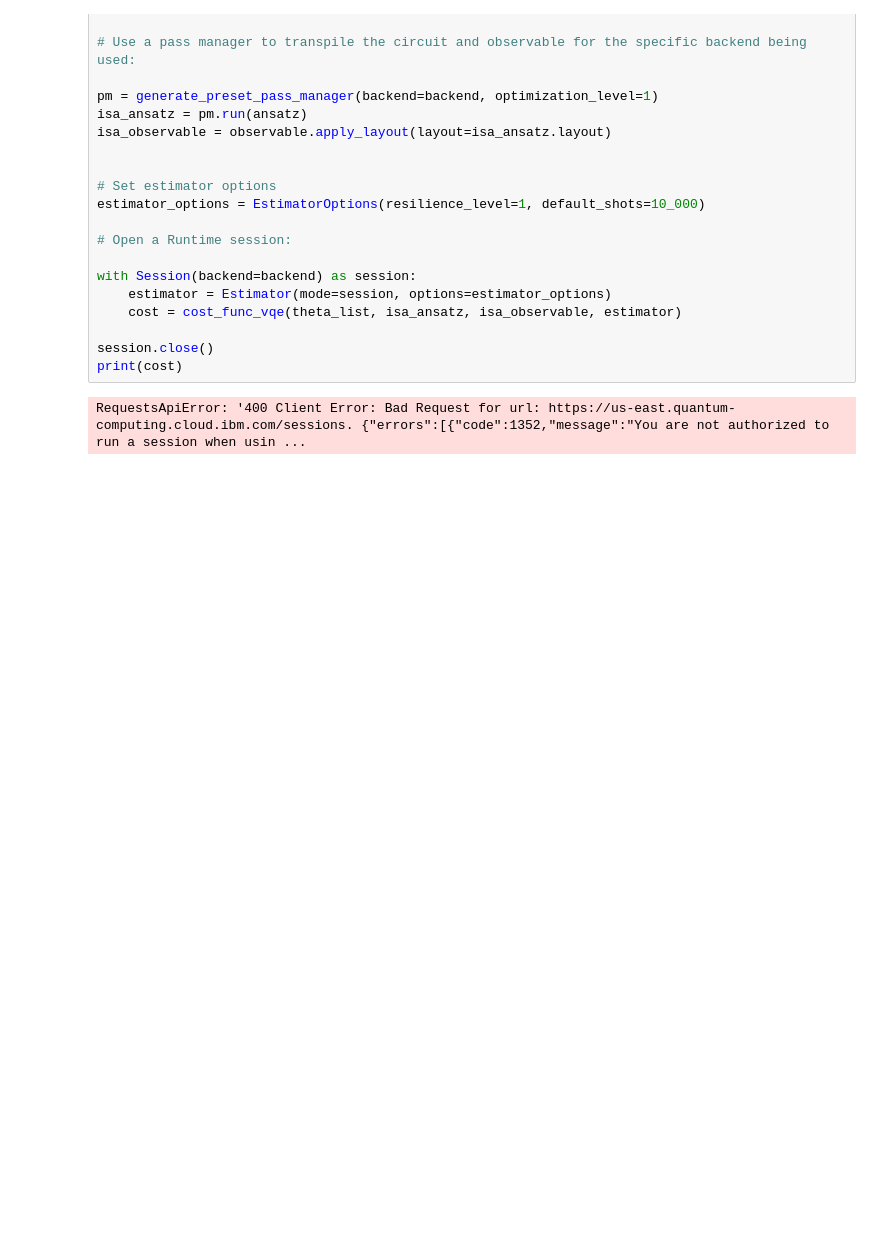
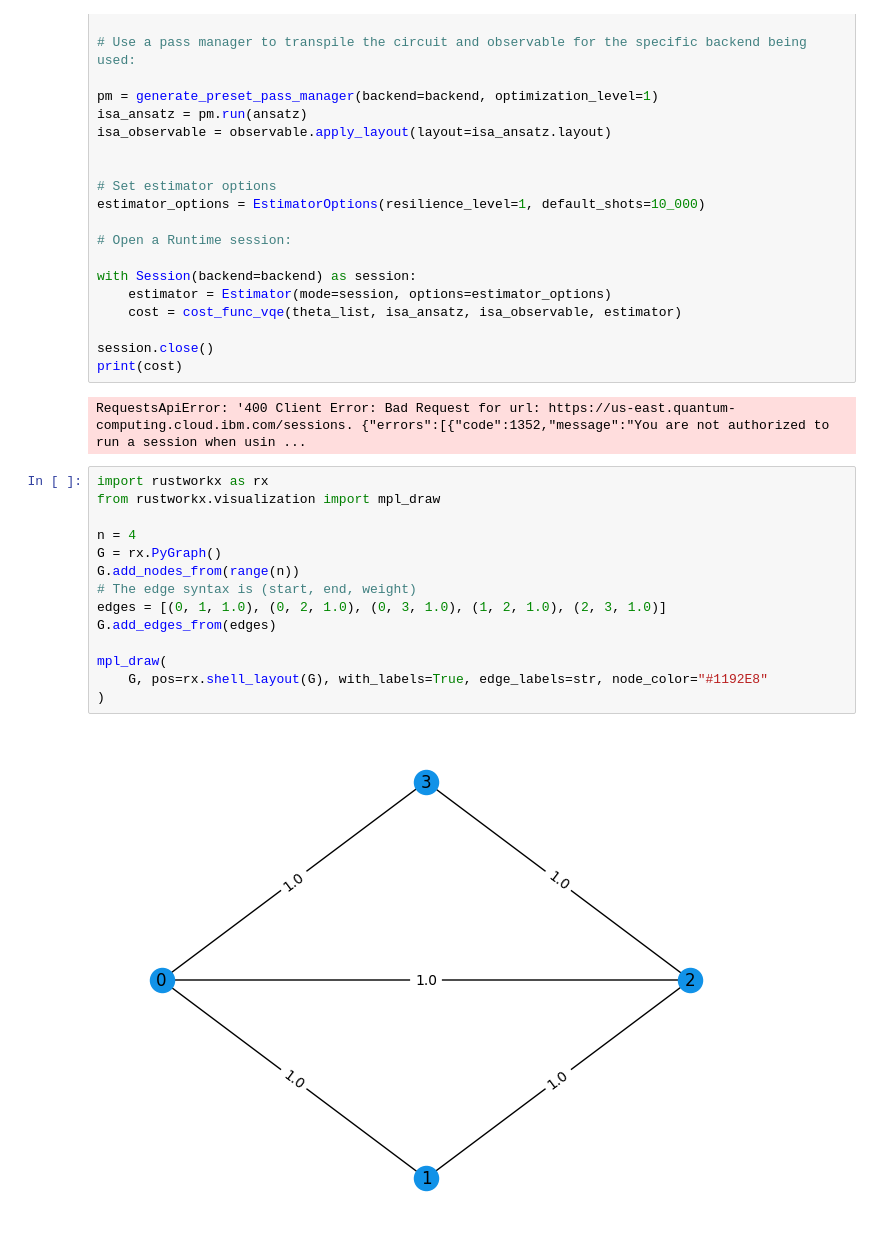
Before and after one commit to kibrahim757/qiskit_generated_code_samples, a Jupyter notebook: 12_variational_alogrithm_design.ipynb, the cells around one changed output. Saved outputs shown, nothing was run; the diff lists cells and outputs as text; blank space fills up the shorter version.

```diff
--- a/12_variational_alogrithm_design.ipynb
+++ b/12_variational_alogrithm_design.ipynb
@@ -305,3 +305,19 @@ session.close()
 print(cost)
 # %% [output]
 RequestsApiError: '400 Client Error: Bad Request for url: https://us-east.quantum-computing.cloud.ibm.com/sessions. {"errors":[{"code":1352,"message":"You are not authorized to run a session when usin ...
+# %%
+import rustworkx as rx
+from rustworkx.visualization import mpl_draw
+
+n = 4
+G = rx.PyGraph()
+G.add_nodes_from(range(n))
+# The edge syntax is (start, end, weight)
+edges = [(0, 1, 1.0), (0, 2, 1.0), (0, 3, 1.0), (1, 2, 1.0), (2, 3, 1.0)]
+G.add_edges_from(edges)
+
+mpl_draw(
+    G, pos=rx.shell_layout(G), with_labels=True, edge_labels=str, node_color="#1192E8"
+)
+# %% [output]
+[figure, added]
```
Also changed, not shown: parts of 19 cells of this notebook.
